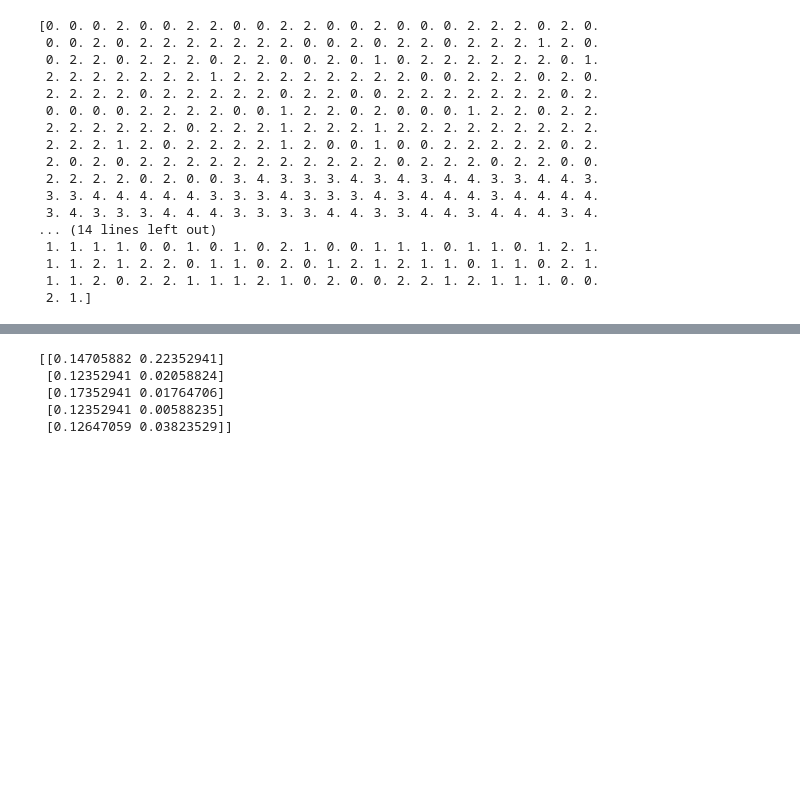
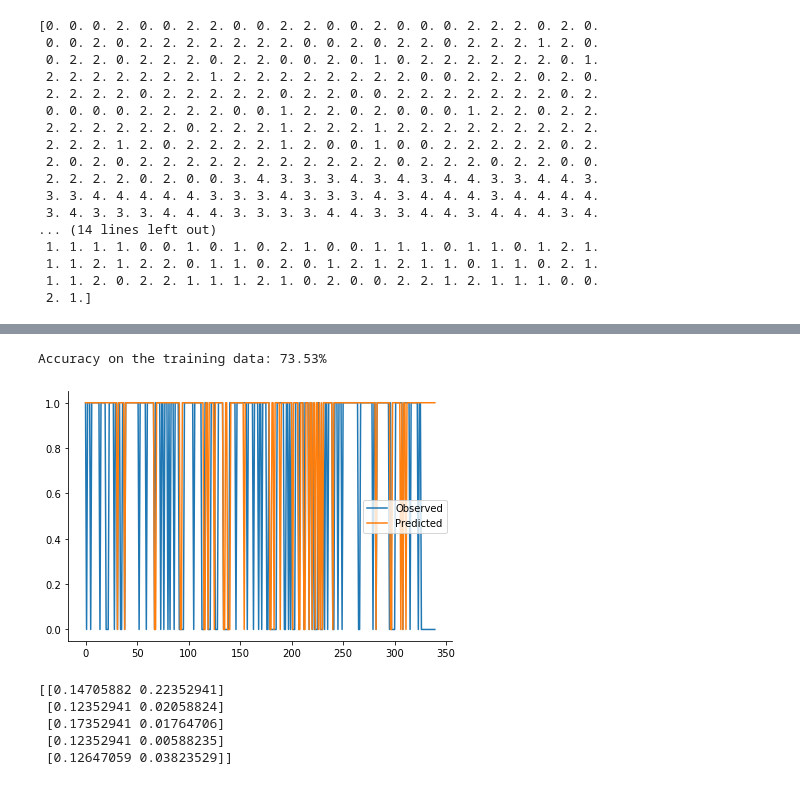
Before and after one commit to EmiliosIsaias/RattusDeus, a Jupyter notebook: Project_Notebook.ipynb, the cells around one changed output, grey strips where cells are left out. Cells and saved outputs as stored; diff of their text form; code cells hidden in the pictures; blank space fills up the shorter version.

Commit message:
Added GLM and logistic regression

```diff
--- a/Project_Notebook.ipynb
+++ b/Project_Notebook.ipynb
@@ -233,3 +271,34 @@ plt.savefig("test.png")
+# %%
+#Logistic regression to predic probability of success
+from sklearn.linear_model import LogisticRegression
+from sklearn.model_selection import cross_val_score
+
+#Creating logistic regresion object
+logisticReg = LogisticRegression(penalty="l1", C=1, solver="saga")
+
+#observations
+y = np.array(correctChoice, dtype=int)
+
+regMatrix= np.zeros(shape=(np.shape(dat['spks'][:][:,:,:])[1],2))
+regMatrix[:,0] = np.abs(cue_cont) # Variable 1: Stimulus strength
+regMatrix[:,1] = engInd # Variable 2: Engagement index
+
+logisticReg.fit(regMatrix, y)
+
+# Predicting values using logistic regression
+y_predicted = logisticReg.predict(regMatrix)
+
+#Plotting observed vs predicted
+plt.plot(y)
+plt.plot(y_predicted)
+plt.legend(['Observed','Predicted'])
+
+#Accuracy
+accuracy = (y == y_predicted).mean()
+print(f"Accuracy on the training data: {accuracy:.2%}")
+# %% [output]
+Accuracy on the training data: 73.53%
+[figure, added]
 # %%
 ## Computing the probability of correctness given the stimulus strength
 # Number of trials
```
Also changed, not shown: parts of 5 cells of this notebook.
